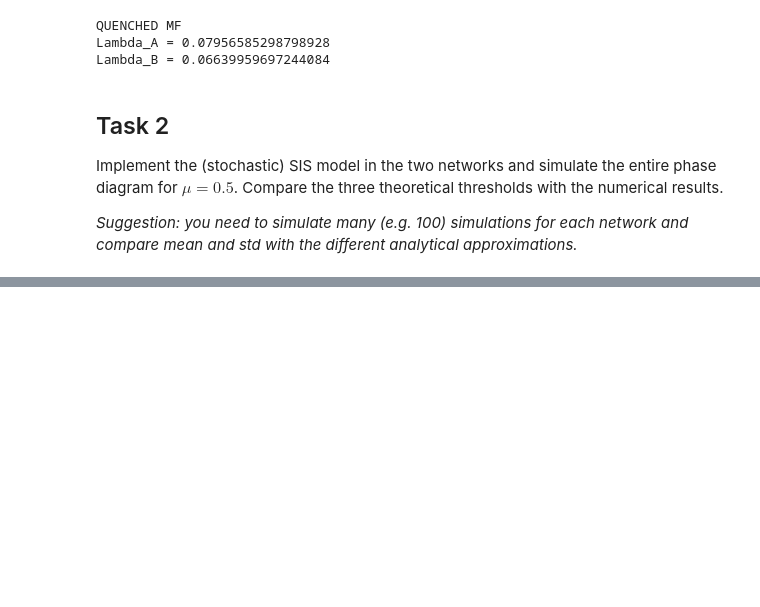
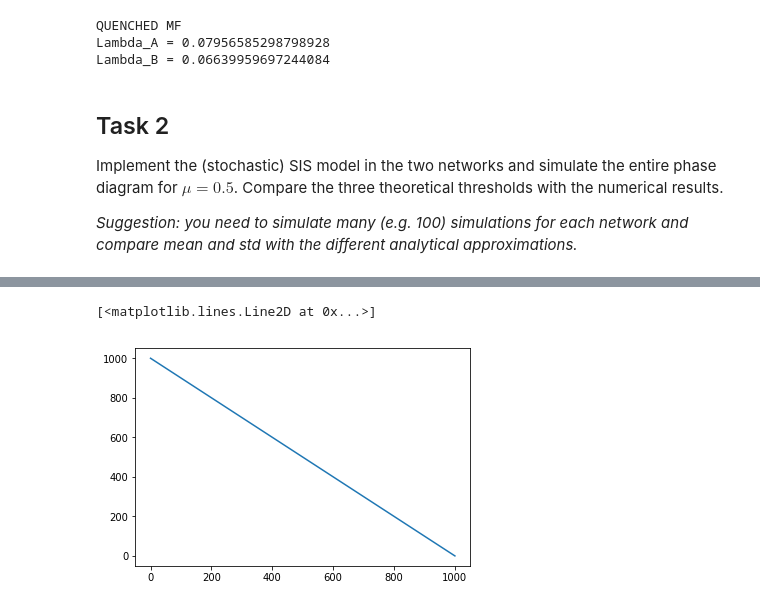
Before and after one commit to Agos95/ComplexSyst, a Jupyter notebook: 02/Agostini_Federico_code2.ipynb, the cells around one changed output, grey strips where cells are left out. Cells and saved outputs as stored; diff of their text form; code cells hidden in the pictures; blank space fills up the shorter version.

```diff
--- a/02/Agostini_Federico_code2.ipynb
+++ b/02/Agostini_Federico_code2.ipynb
@@ -108,0 +291,5 @@ Implement the (stochastic) SIS model in the two networks and simulate the entire
+# %%
+plt.plot(I_number)
+# %% [output]
+[<matplotlib.lines.Line2D at 0x...>]
+[figure, added]
```
Also changed, not shown: parts of 16 cells of this notebook.
